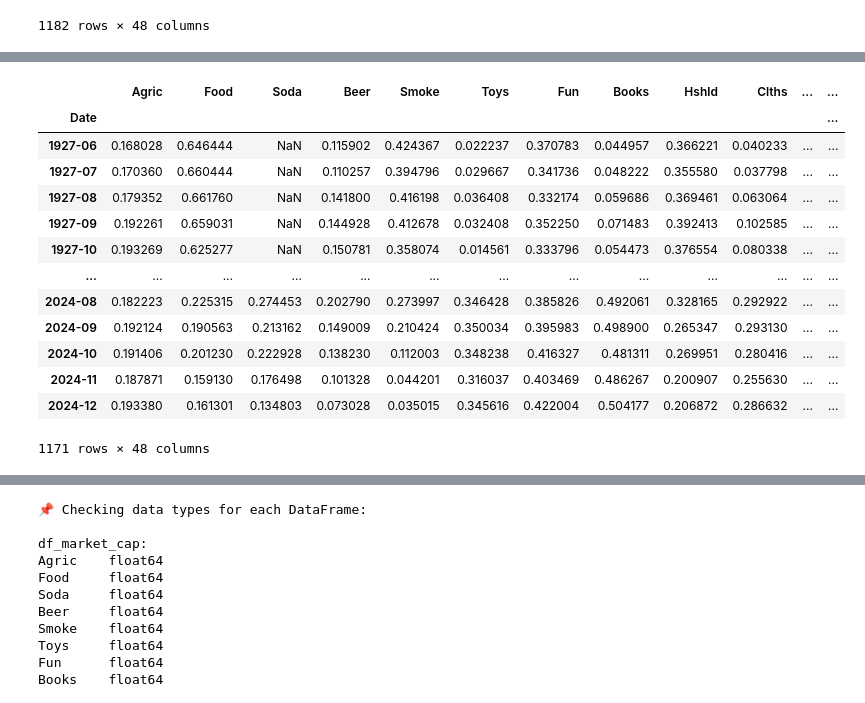
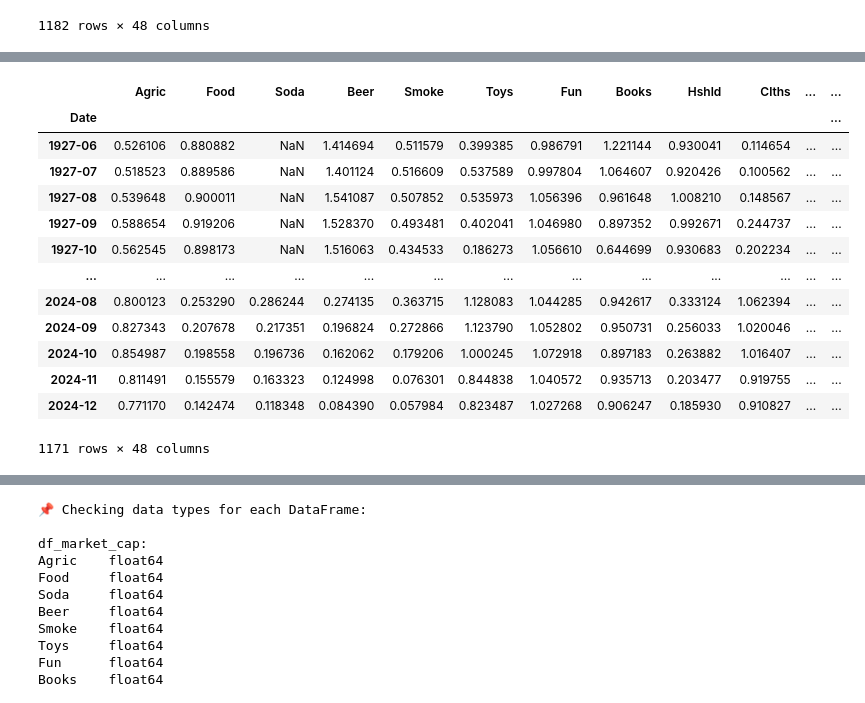
Before and after one commit to fangsitang/TP2_PortfolioManagement, a Jupyter notebook: Part_B.ipynb, the cells around one changed output, grey strips where cells are left out. Drawn from its saved outputs; the diff is of its cells as text; code cells hidden in the pictures.

```diff
--- a/Part_B.ipynb
+++ b/Part_B.ipynb
@@ -1,4 +1,5 @@
 # %%
+########## Part B ##########
 ########## Question 1 - The market capitalization ##########
 
 import pandas as pd
@@ -6,7 +7,7 @@ import numpy as np
 pd.set_option('future.no_silent_downcasting', True)
 
 # Input file path
-file_path = "Data For Part B/48_Industry_Portfolios.CSV"
+file_path = "48_Industry_Portfolios.CSV"
 
 # Step 1: Read data with proper missing value handling
 df_firms = pd.read_csv(
@@ -226,13 +227,13 @@ warnings.filterwarnings('ignore')  # Suppress warnings for cleaner output
 ########## Question 4 - The Market Beta ##########
 
 # Step 1: Import daily data
-file_path_return = "Data For Part B/48_Industry_Portfolios_Daily.csv"
-file_path_factor = "Data For Part B/F-F_Research_Data_Factors_daily.CSV"
+file_path_return = "48_Industry_Portfolios_Daily.CSV"
+file_path_factor = "F-F_Research_Data_Factors_daily.CSV"
 
 # Efficient data reading function
 def read_financial_data(file_path, skiprows, nrows, date_format='%Y%m%d'):
     """Read financial data more efficiently"""
-    df = pd.read_csv(file_path, skiprows=skiprows, nrows=nrows, na_values=[-99.99])
+    df = pd.read_csv(file_path, skiprows=skiprows, nrows=nrows, na_values=[-99.99, -999])
     df.rename(columns={df.columns[0]: 'Date'}, inplace=True)
     df['Date'] = pd.to_datetime(df['Date'], format=date_format, errors='coerce')
 
@@ -240,8 +241,6 @@ def read_financial_data(file_path, skiprows, nrows, date_format='%Y%m%d'):
     for col in df.columns[1:]:
         df[col] = pd.to_numeric(df[col], errors='coerce')
 
-    # Do NOT fill missing values; keep -99.99 as NaN so that they are not used in regression.
-    # df.fillna(0, inplace=True)
     return df
 
 # Read industry return data
@@ -296,12 +295,12 @@ for month_idx in range(start_month_idx, len(all_months)):
     # Extract rolling window data
     rolling_window = df_excess_return[df_excess_return['Month'].isin(past_months)]
 
-    # Extract market factor (excess return of market)
-    Y = rolling_window['Mkt-RF']
+    # Set X as market factor (excess return of market)
+    X = rolling_window['Mkt-RF']
 
-    # Perform regression for each industry
+    # Perform regression for each industry using industry excess return as Y
     for col in industry_cols:
-        X = rolling_window[col]
+        Y = rolling_window[col]
 
         # Check if there are enough valid observations (ignore NaN)
         valid_data = ~(X.isna() | Y.isna())
@@ -314,7 +313,7 @@ for month_idx in range(start_month_idx, len(all_months)):
                 rolling_beta_list[idx] = {
                     "Month": current_month,
                     "Industry": col,
-                    "Beta": model.params[col]
+                    "Beta": model.params['Mkt-RF']  # Use coefficient of 'Mkt-RF' as beta
                 }
                 idx += 1
             except:
@@ -373,16 +372,16 @@ Result table construction completed: 21:38:56
 |  | Agric | Food | Soda | Beer | Smoke | Toys | Fun | Books | Hshld | Clths | ... | ... |
 | Date |  |  |  |  |  |  |  |  |  |  |  | ... |
-| 1927-06 | 0.168028 | 0.646444 | NaN | 0.115902 | 0.424367 | 0.022237 | 0.370783 | 0.044957 | 0.366221 | 0.040233 | ... | ... |
-| 1927-07 | 0.170360 | 0.660444 | NaN | 0.110257 | 0.394796 | 0.029667 | 0.341736 | 0.048222 | 0.355580 | 0.037798 | ... | ... |
-| 1927-08 | 0.179352 | 0.661760 | NaN | 0.141800 | 0.416198 | 0.036408 | 0.332174 | 0.059686 | 0.369461 | 0.063064 | ... | ... |
-| 1927-09 | 0.192261 | 0.659031 | NaN | 0.144928 | 0.412678 | 0.032408 | 0.352250 | 0.071483 | 0.392413 | 0.102585 | ... | ... |
-| 1927-10 | 0.193269 | 0.625277 | NaN | 0.150781 | 0.358074 | 0.014561 | 0.333796 | 0.054473 | 0.376554 | 0.080338 | ... | ... |
+| 1927-06 | 0.526106 | 0.880882 | NaN | 1.414694 | 0.511579 | 0.399385 | 0.986791 | 1.221144 | 0.930041 | 0.114654 | ... | ... |
+| 1927-07 | 0.518523 | 0.889586 | NaN | 1.401124 | 0.516609 | 0.537589 | 0.997804 | 1.064607 | 0.920426 | 0.100562 | ... | ... |
+| 1927-08 | 0.539648 | 0.900011 | NaN | 1.541087 | 0.507852 | 0.535973 | 1.056396 | 0.961648 | 1.008210 | 0.148567 | ... | ... |
+| 1927-09 | 0.588654 | 0.919206 | NaN | 1.528370 | 0.493481 | 0.402041 | 1.046980 | 0.897352 | 0.992671 | 0.244737 | ... | ... |
+| 1927-10 | 0.562545 | 0.898173 | NaN | 1.516063 | 0.434533 | 0.186273 | 1.056610 | 0.644699 | 0.930683 | 0.202234 | ... | ... |
 | ... | ... | ... | ... | ... | ... | ... | ... | ... | ... | ... | ... | ... |
-| 2024-08 | 0.182223 | 0.225315 | 0.274453 | 0.202790 | 0.273997 | 0.346428 | 0.385826 | 0.492061 | 0.328165 | 0.292922 | ... | ... |
-| 2024-09 | 0.192124 | 0.190563 | 0.213162 | 0.149009 | 0.210424 | 0.350034 | 0.395983 | 0.498900 | 0.265347 | 0.293130 | ... | ... |
-| 2024-10 | 0.191406 | 0.201230 | 0.222928 | 0.138230 | 0.112003 | 0.348238 | 0.416327 | 0.481311 | 0.269951 | 0.280416 | ... | ... |
-| 2024-11 | 0.187871 | 0.159130 | 0.176498 | 0.101328 | 0.044201 | 0.316037 | 0.403469 | 0.486267 | 0.200907 | 0.255630 | ... | ... |
-| 2024-12 | 0.193380 | 0.161301 | 0.134803 | 0.073028 | 0.035015 | 0.345616 | 0.422004 | 0.504177 | 0.206872 | 0.286632 | ... | ... |
+| 2024-08 | 0.800123 | 0.253290 | 0.286244 | 0.274135 | 0.363715 | 1.128083 | 1.044285 | 0.942617 | 0.333124 | 1.062394 | ... | ... |
+| 2024-09 | 0.827343 | 0.207678 | 0.217351 | 0.196824 | 0.272866 | 1.123790 | 1.052802 | 0.950731 | 0.256033 | 1.020046 | ... | ... |
+| 2024-10 | 0.854987 | 0.198558 | 0.196736 | 0.162062 | 0.179206 | 1.000245 | 1.072918 | 0.897183 | 0.263882 | 1.016407 | ... | ... |
+| 2024-11 | 0.811491 | 0.155579 | 0.163323 | 0.124998 | 0.076301 | 0.844838 | 1.040572 | 0.935713 | 0.203477 | 0.919755 | ... | ... |
+| 2024-12 | 0.771170 | 0.142474 | 0.118348 | 0.084390 | 0.057984 | 0.823487 | 1.027268 | 0.906247 | 0.185930 | 0.910827 | ... | ... |
 1171 rows × 48 columns
 # %%
 ########## Question 5 - The Idiosyncratic Volatility ##########
```
Also changed, not shown: parts of 13 cells of this notebook.
